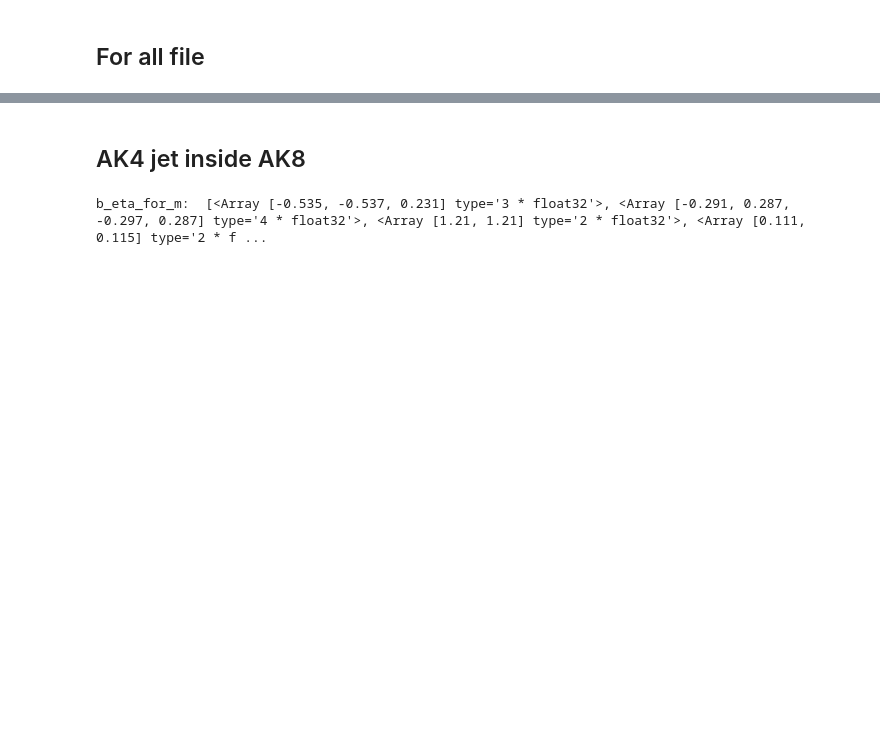
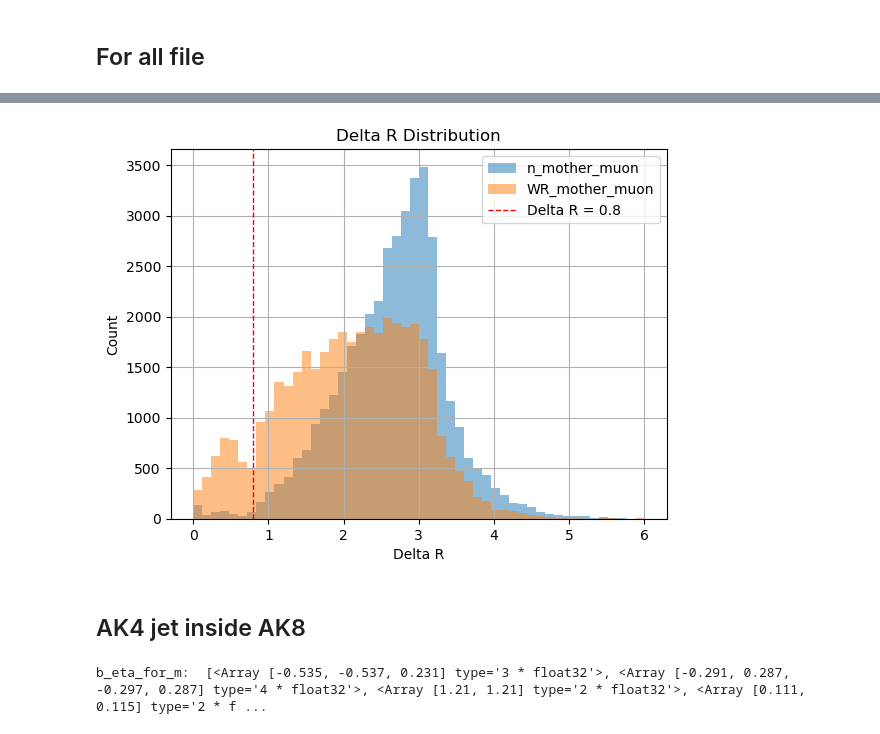
Before and after one commit to HEPchihwan/LRSM_tb_channel, a Jupyter notebook: SAMPLEPRODUCTION/using matrix/cleaning/Jetcleaning.ipynb, the cells around one changed output, grey strips where cells are left out. Saved outputs shown, nothing was run; the diff lists cells and outputs as text; code cells hidden in the pictures; blank space fills up the shorter version.

```diff
--- a/SAMPLEPRODUCTION/using matrix/cleaning/Jetcleaning.ipynb
+++ b/SAMPLEPRODUCTION/using matrix/cleaning/Jetcleaning.ipynb
@@ -235,3 +310,15 @@ total jet:  56723
+# %%
+plt.hist(dr_total_n_mother_muon_all, bins=50, range=(0, 6), alpha=0.5, label='n_mother_muon')
+plt.hist(dr_total_WR_mother_muon_all, bins=50, range=(0, 6), alpha=0.5, label='WR_mother_muon')
+plt.axvline(0.8, color='red', linestyle='dashed', linewidth=1, label='Delta R = 0.8')
+plt.xlabel('Delta R')
+plt.ylabel('Count')
+plt.title('Delta R Distribution')
+plt.legend()
+plt.grid()
+plt.show()
+# %% [output]
+[figure, added]
 # %% [markdown]
 ## AK4 jet inside AK8
 # %%
```
Also changed, not shown: parts of 7 cells of this notebook, 4 other files.
